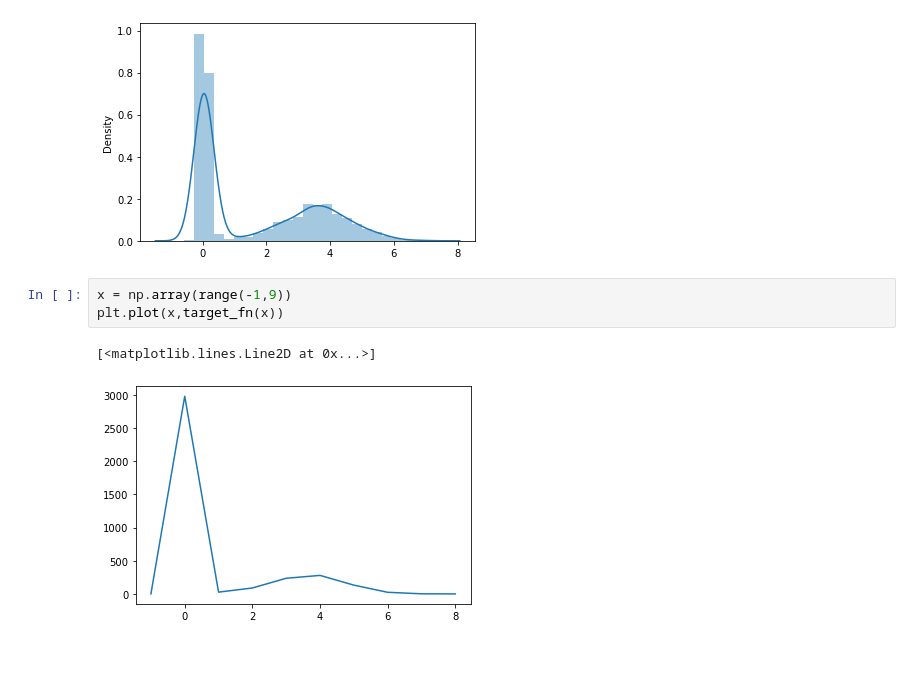
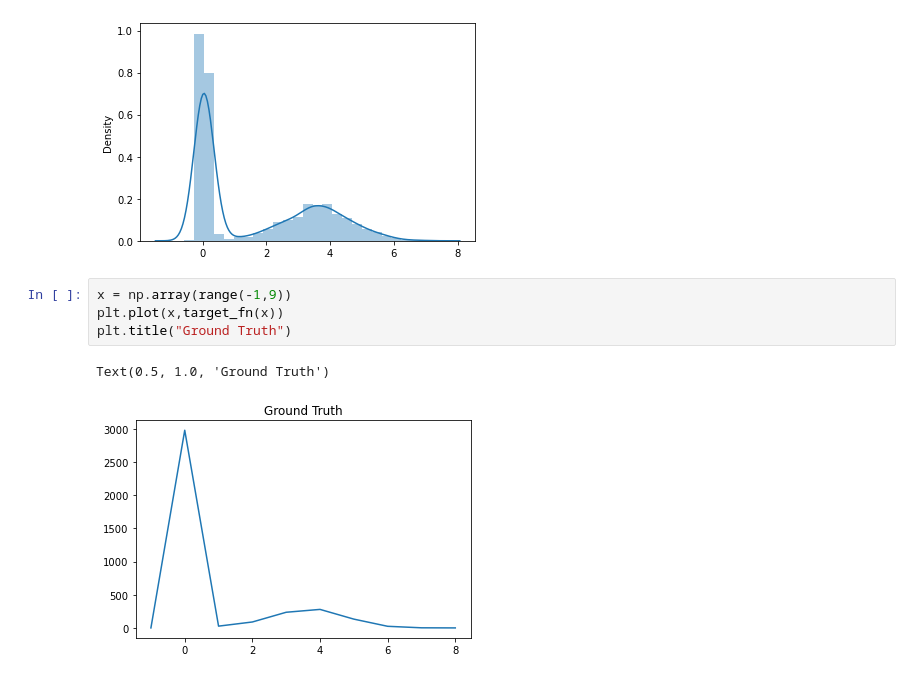
Before and after one commit to Gyu-Seok0/DataScience, a Jupyter notebook: 몬테카를로 베이지안 분석¶.ipynb, the cells around one changed output. Drawn from its saved outputs; the diff is of its cells as text.

```diff
--- a/몬테카를로 베이지안 분석¶.ipynb
+++ b/몬테카를로 베이지안 분석¶.ipynb
@@ -206,6 +206,7 @@ sns.distplot(x)
 # %%
 x = np.array(range(-1,9))
 plt.plot(x,target_fn(x))
+plt.title("Ground Truth")
 # %% [output]
-[<matplotlib.lines.Line2D at 0x...>]
+Text(0.5, 1.0, 'Ground Truth')
-[figure, old version]
+[figure, new version]
```
Also changed, not shown: 1 other file.
